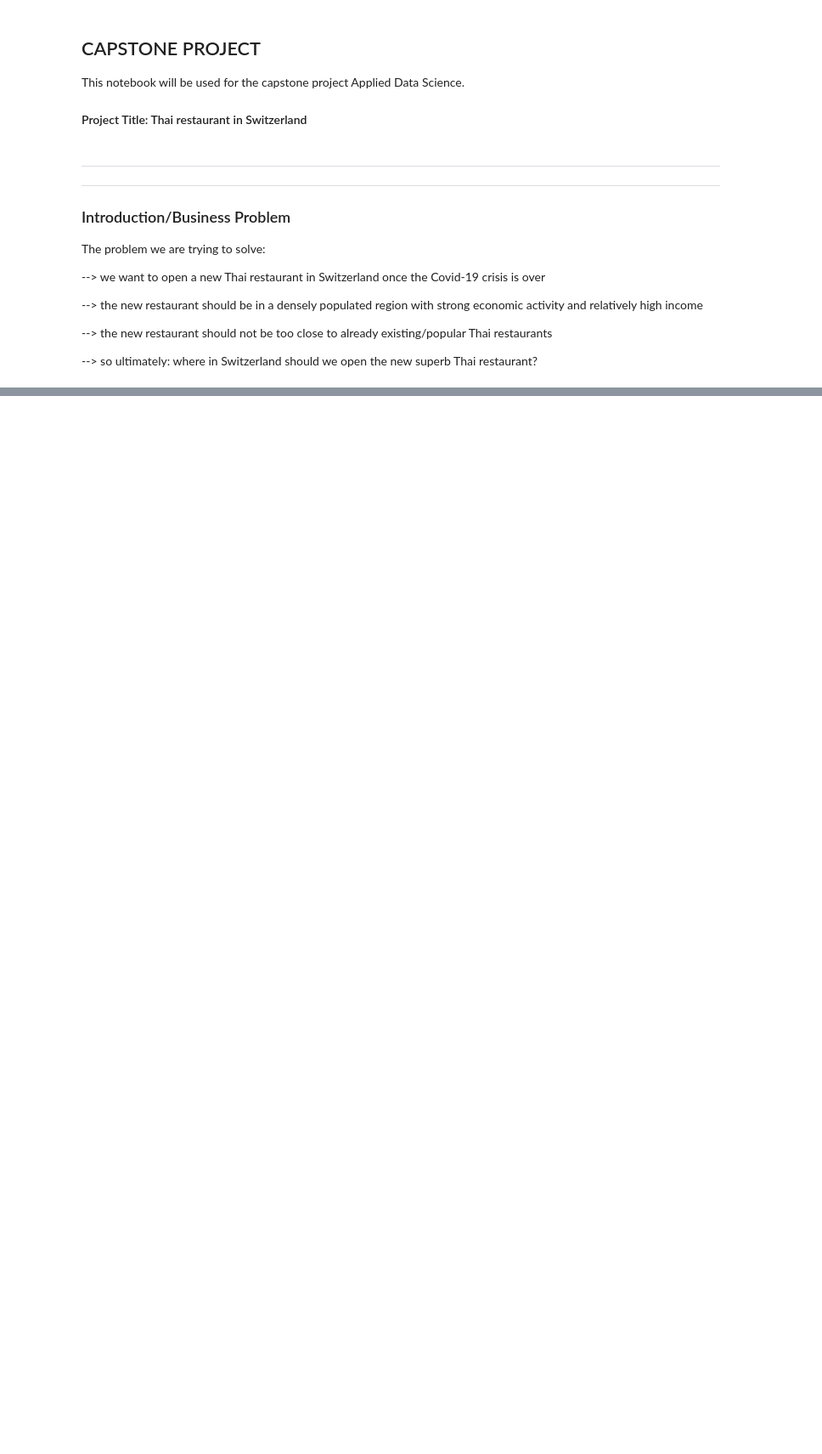
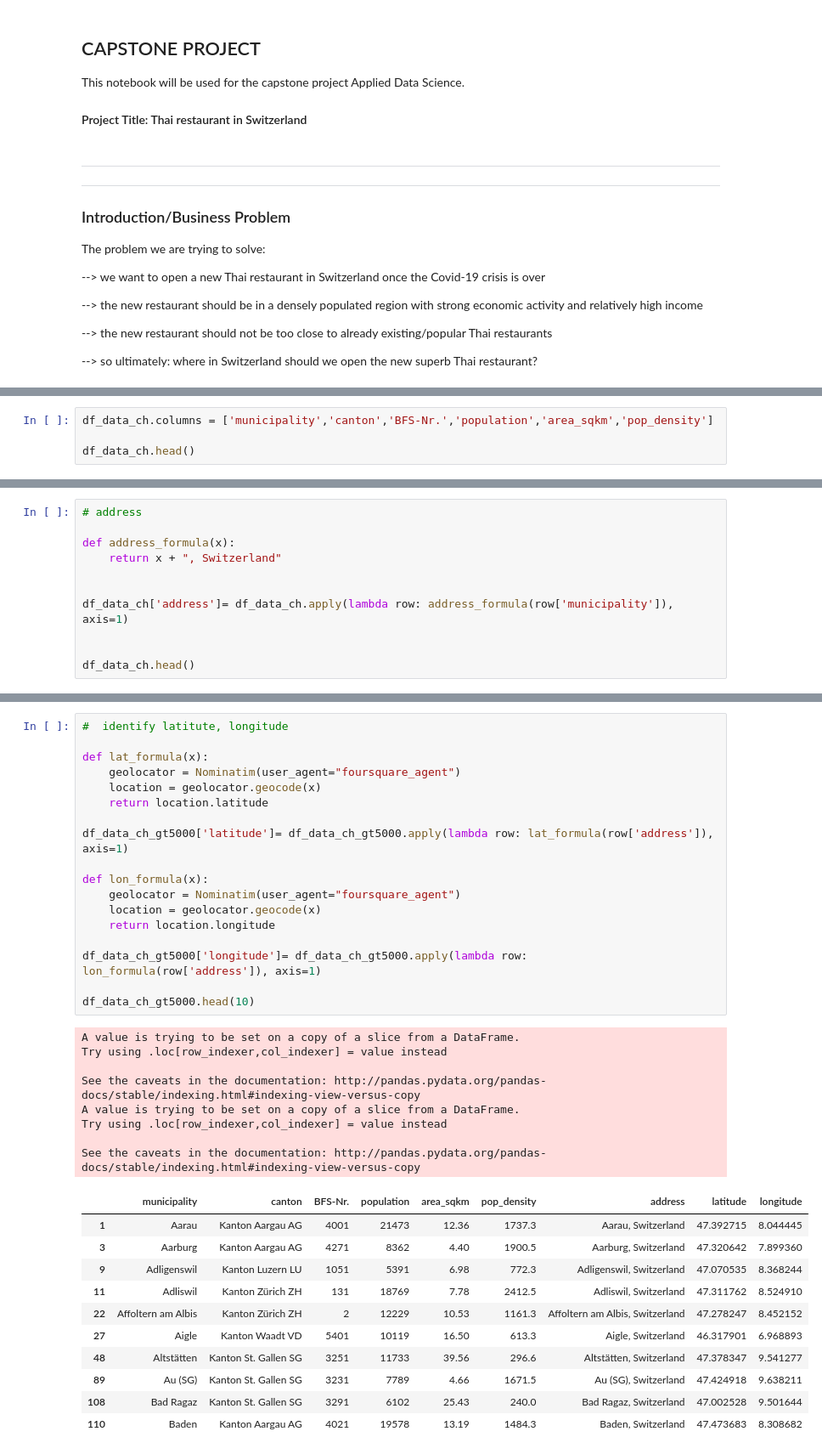
Before and after one commit to andremaron/Coursera_Capstone, a Jupyter notebook: Coursera_Capstone.ipynb, the cells around one changed output, grey strips where cells are left out. Shown at 85% size. Cells and saved outputs as stored; diff of their text form; blank space fills up the shorter version.

```diff
--- a/Coursera_Capstone.ipynb
+++ b/Coursera_Capstone.ipynb
@@ -52,0 +118,4 @@ Finally, we will have to exclude some cities from our scope by also using (5) to
+# %%
+df_data_ch.columns = ['municipality','canton','BFS-Nr.','population','area_sqkm','pop_density']
+
+df_data_ch.head()
@@ -52,0 +168,11 @@ Finally, we will have to exclude some cities from our scope by also using (5) to
+# %%
+# address
+
+def address_formula(x):
+    return x + ", Switzerland"
+
+
+df_data_ch['address']= df_data_ch.apply(lambda row: address_formula(row['municipality']), axis=1)
+
+
+df_data_ch.head()
@@ -52,0 +291,38 @@ Finally, we will have to exclude some cities from our scope by also using (5) to
+# %%
+#  identify latitute, longitude
+
+def lat_formula(x):
+    geolocator = Nominatim(user_agent="foursquare_agent")
+    location = geolocator.geocode(x)
+    return location.latitude
+
+df_data_ch_gt5000['latitude']= df_data_ch_gt5000.apply(lambda row: lat_formula(row['address']), axis=1)
+
+def lon_formula(x):
+    geolocator = Nominatim(user_agent="foursquare_agent")
+    location = geolocator.geocode(x)
+    return location.longitude
+
+df_data_ch_gt5000['longitude']= df_data_ch_gt5000.apply(lambda row: lon_formula(row['address']), axis=1)
+
+df_data_ch_gt5000.head(10)
+# %% [output]
+A value is trying to be set on a copy of a slice from a DataFrame.
+Try using .loc[row_indexer,col_indexer] = value instead
+
+See the caveats in the documentation: http://pandas.pydata.org/pandas-docs/stable/indexing.html#indexing-view-versus-copy
+A value is trying to be set on a copy of a slice from a DataFrame.
+Try using .loc[row_indexer,col_indexer] = value instead
+
+See the caveats in the documentation: http://pandas.pydata.org/pandas-docs/stable/indexing.html#indexing-view-versus-copy
+|  | municipality | canton | BFS-Nr. | population | area_sqkm | pop_density | address | latitude | longitude |
+| 1 | Aarau | Kanton Aargau AG | 4001 | 21473 | 12.36 | 1737.3 | Aarau, Switzerland | 47.392715 | 8.044445 |
+| 3 | Aarburg | Kanton Aargau AG | 4271 | 8362 | 4.40 | 1900.5 | Aarburg, Switzerland | 47.320642 | 7.899360 |
+| 9 | Adligenswil | Kanton Luzern LU | 1051 | 5391 | 6.98 | 772.3 | Adligenswil, Switzerland | 47.070535 | 8.368244 |
+| 11 | Adliswil | Kanton Zürich ZH | 131 | 18769 | 7.78 | 2412.5 | Adliswil, Switzerland | 47.311762 | 8.524910 |
+| 22 | Affoltern am Albis | Kanton Zürich ZH | 2 | 12229 | 10.53 | 1161.3 | Affoltern am Albis, Switzerland | 47.278247 | 8.452152 |
+| 27 | Aigle | Kanton Waadt VD | 5401 | 10119 | 16.50 | 613.3 | Aigle, Switzerland | 46.317901 | 6.968893 |
+| 48 | Altstätten | Kanton St. Gallen SG | 3251 | 11733 | 39.56 | 296.6 | Altstätten, Switzerland | 47.378347 | 9.541277 |
+| 89 | Au (SG) | Kanton St. Gallen SG | 3231 | 7789 | 4.66 | 1671.5 | Au (SG), Switzerland | 47.424918 | 9.638211 |
+| 108 | Bad Ragaz | Kanton St. Gallen SG | 3291 | 6102 | 25.43 | 240.0 | Bad Ragaz, Switzerland | 47.002528 | 9.501644 |
+| 110 | Baden | Kanton Aargau AG | 4021 | 19578 | 13.19 | 1484.3 | Baden, Switzerland | 47.473683 | 8.308682 |
```
Also changed, not shown: parts of 29 cells of this notebook.
